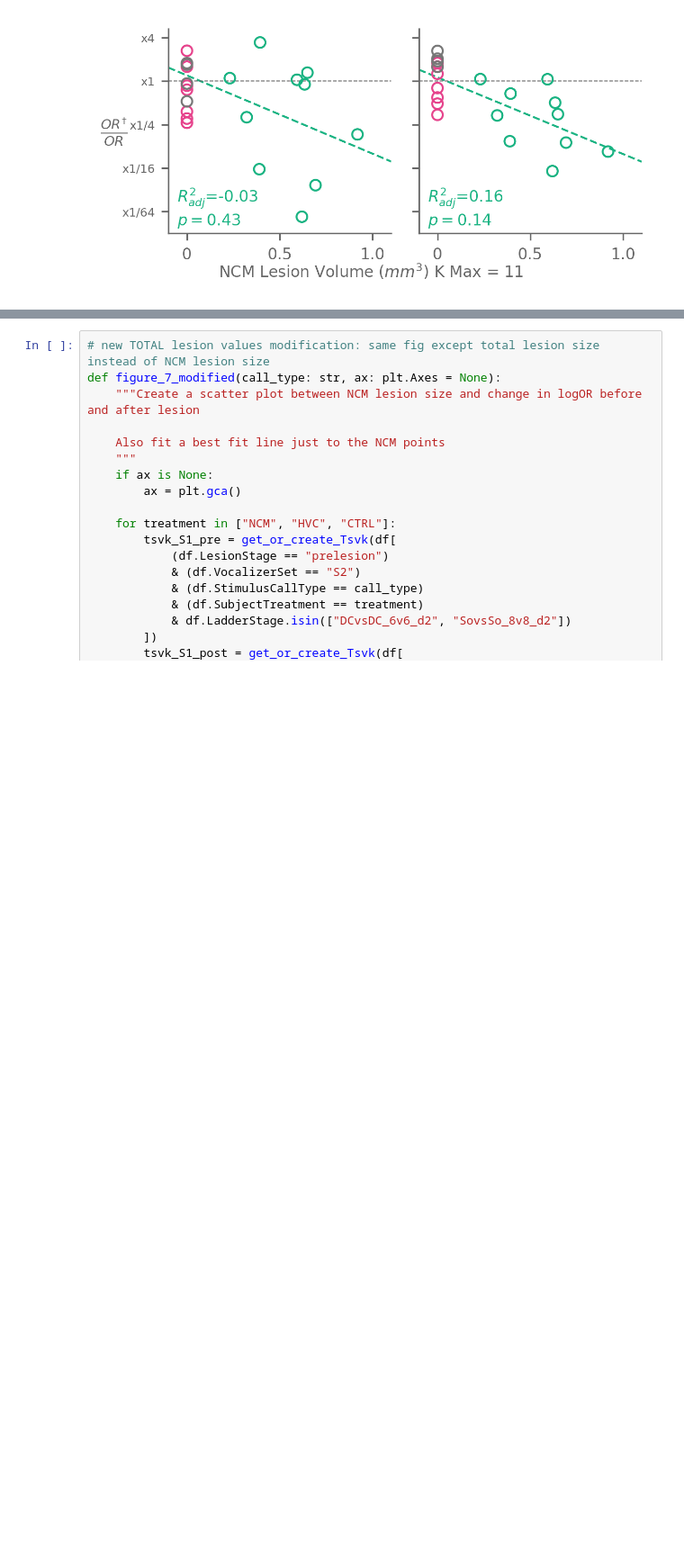
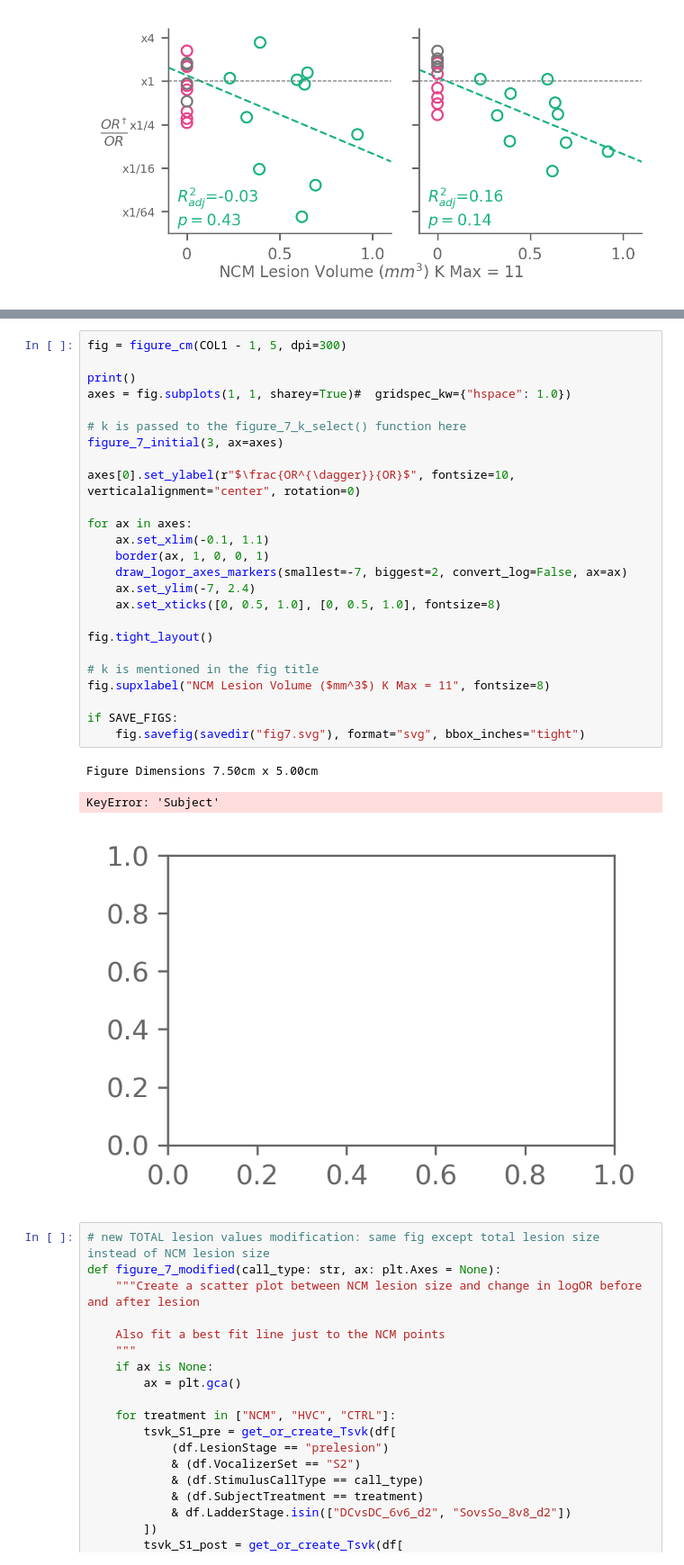
Before and after one commit to theunissenlab/zebra-finch-memory-lesions, a Jupyter notebook: paper_notebooks/Fig_7_Lesion_Size_reanalysis.ipynb, the cells around one changed output, grey strips where cells are left out. Shown: that part at 90% size. Cells and saved outputs as stored; diff of their text form; blank space fills up the shorter version.

Commit message:
Trying a figure for small k OR vs lesions.

```diff
--- a/paper_notebooks/Fig_7_Lesion_Size_reanalysis.ipynb
+++ b/paper_notebooks/Fig_7_Lesion_Size_reanalysis.ipynb
@@ -588,3 +687,32 @@ Best fit line to NCM data (DC)
+# %%
+fig = figure_cm(COL1 - 1, 5, dpi=300)
+
+print()
+axes = fig.subplots(1, 1, sharey=True)#  gridspec_kw={"hspace": 1.0})
+
+# k is passed to the figure_7_k_select() function here
+figure_7_initial(3, ax=axes)
+
+axes[0].set_ylabel(r"$\frac{OR^{\dagger}}{OR}$", fontsize=10, verticalalignment="center", rotation=0)
+
+for ax in axes:
+    ax.set_xlim(-0.1, 1.1)
+    border(ax, 1, 0, 0, 1)
+    draw_logor_axes_markers(smallest=-7, biggest=2, convert_log=False, ax=ax)
+    ax.set_ylim(-7, 2.4)
+    ax.set_xticks([0, 0.5, 1.0], [0, 0.5, 1.0], fontsize=8)
+
+fig.tight_layout()
+
+# k is mentioned in the fig title
+fig.supxlabel("NCM Lesion Volume ($mm^3$) K Max = 11", fontsize=8)
+
+if SAVE_FIGS:
+    fig.savefig(savedir("fig7.svg"), format="svg", bbox_inches="tight")
+# %% [output]
+Figure Dimensions 7.50cm x 5.00cm
+KeyError: 'Subject'
+[figure, added]
 # %%
 # new TOTAL lesion values modification: same fig except total lesion size instead of NCM lesion size
 def figure_7_modified(call_type: str, ax: plt.Axes = None):
```
Also changed, not shown: parts of 3 cells of this notebook.
